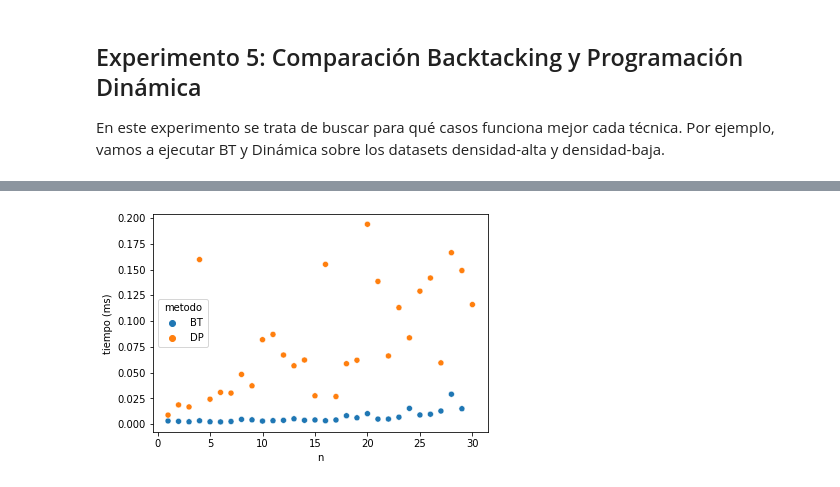
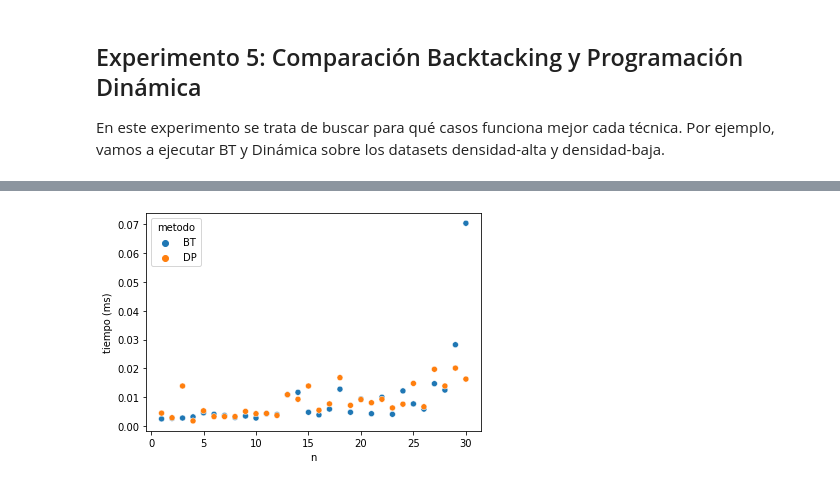
Before and after one commit to mybelgo/algo3tp1, a Jupyter notebook: testCases/generador/analisis.ipynb, the cells around one changed output, grey strips where cells are left out. Drawn from its saved outputs; the diff is of its cells as text; code cells hidden in the pictures.

```diff
--- a/testCases/generador/analisis.ipynb
+++ b/testCases/generador/analisis.ipynb
@@ -199,11 +204,13 @@ plt.savefig("graficos/comparacion-bt-dp-alta.svg");
 # %%
 df_densidad_baja = df_resultados[((df_resultados["metodo"]=="BT") | (df_resultados["metodo"]=="DP")) & ((df_resultados["dataset"] == "uniformeR") | (df_resultados["dataset"] == "uniforme") | (df_resultados["dataset"] == "fullRandom"))].copy();
-df_densidad_baja = df_densidad_baja[df_densidad_baja["n"]<=30];
-df_densidad_baja = df_densidad_baja.groupby(["n", "metodo"]).mean()
+df_densidad_baja = df_densidad_baja[df_densidad_baja["n"]<=100];
+df_densidad_baja = df_densidad_baja[df_densidad_baja["R"]<=50];
+
+df_densidad_baja = df_densidad_baja.groupby(["n", "metodo"]).max()
 #df_densidad_baja.head()
 
 fig = sns.scatterplot(data=df_densidad_baja, x='n', y='tiempo', hue='metodo');
 fig.set(xlabel='n', ylabel='tiempo (ms)');
 plt.savefig("graficos/comparacion-bt-dp-baja.svg");
 # %% [output]
-[figure, old version]
+[figure, new version]
```
Also changed, not shown: parts of 17 cells of this notebook, 21 other files.
